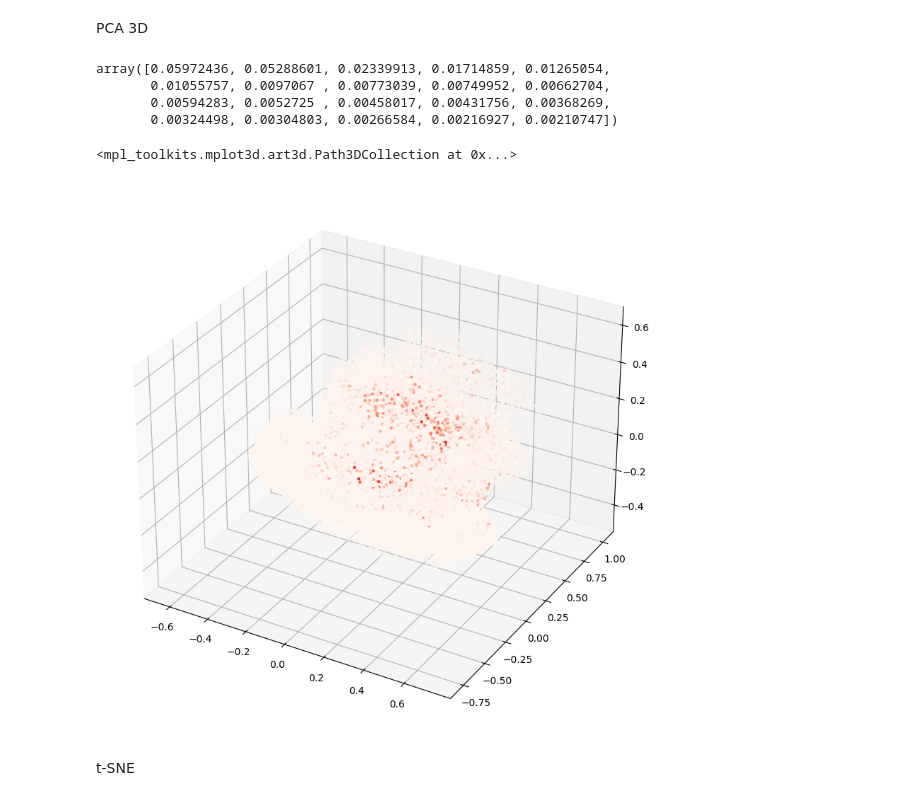
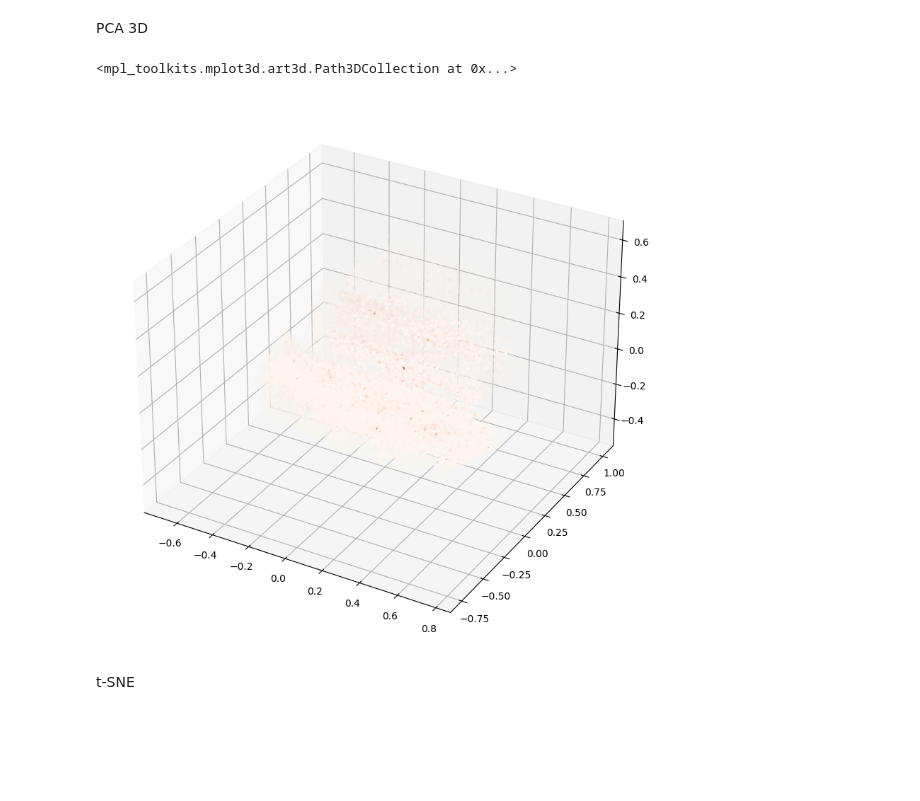
Before and after one commit to soldatmat/PELLM, a Jupyter notebook: code/dimred/dimred.ipynb, the cells around one changed output. Saved outputs shown, nothing was run; the diff lists cells and outputs as text; code cells hidden in the pictures; blank space fills up the shorter version.

Commit message:
Plot dimensionality reduction

```diff
--- a/code/dimred/dimred.ipynb
+++ b/code/dimred/dimred.ipynb
@@ -28,3 +37,9 @@ fitness = [d[2] for d in data]
+# %%
+embedding_phoq = embedding
+fitness_phoq = fitness
+# %%
+embedding = embedding_gb1 + embedding_phoq
+fitness = fitness_gb1 + fitness_phoq
 # %%
 import pickle
 with open("s:\\Documents\\master\\code\\de\\data\\neighborhood_de\\history_esm1b_NDYP.pkl", 'rb') as f:
@@ -126,0 +77,3 @@ ax.scatter(
+# %%
+f = open("./phoq_pca.pkl", "rb")
+pc = pickle.load(f)
@@ -127,35 +207,23 @@ ax.scatter(
 # %% [markdown]
 PCA 3D
-# %%
-from sklearn.decomposition import PCA
-
-pca = PCA(n_components=20)
-
-pc = pca.fit_transform(embedding)
-# %%
-pca.explained_variance_
-# %% [output]
-array([0.05972436, 0.05288601, 0.02339913, 0.01714859, 0.01265054,
-       0.01055757, 0.0097067 , 0.00773039, 0.00749952, 0.00662704,
-       0.00594283, 0.0052725 , 0.00458017, 0.00431756, 0.00368269,
-       0.00324498, 0.00304803, 0.00266584, 0.00216927, 0.00210747])
 # %%
 import matplotlib.pyplot as plt
 
 ax = plt.figure(figsize=(16,10)).add_subplot(projection='3d')
 ax.scatter(
     xs=pc[:, 0],
     ys=pc[:, 1],
     zs=pc[:, 2],
     marker=".",
     #s=150,
     #linewidths=4,
     c=fitness,
+    alpha=np.minimum(np.array(fitness)+0.1, 1),
     cmap=plt.cm.Reds
 )
 # %% [output]
 <mpl_toolkits.mplot3d.art3d.Path3DCollection at 0x...>
-[figure, old version]
+[figure, new version]
 # %% [markdown]
 t-SNE
 # %%
```
Also changed, not shown: parts of 20 cells of this notebook, 29 other files.
